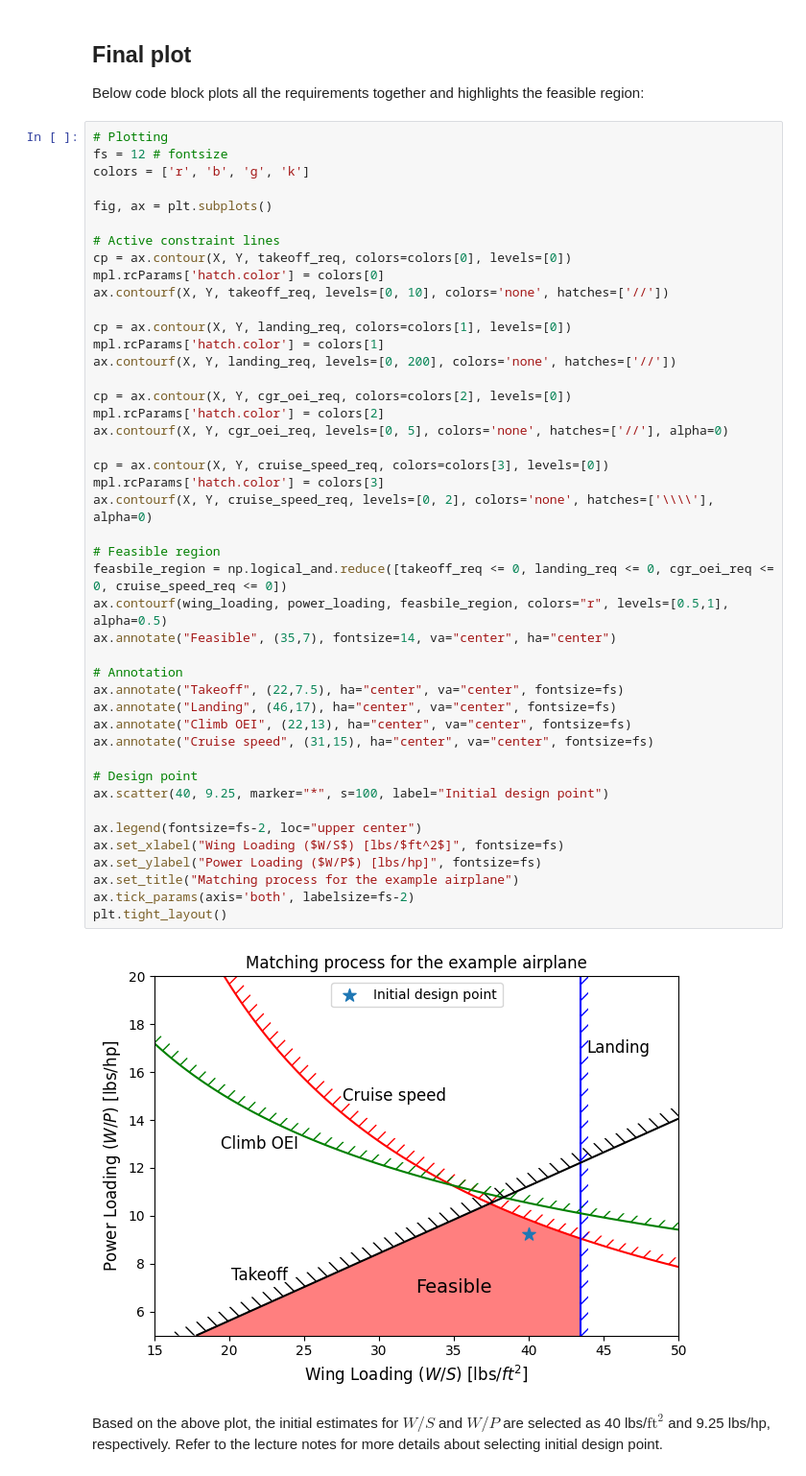
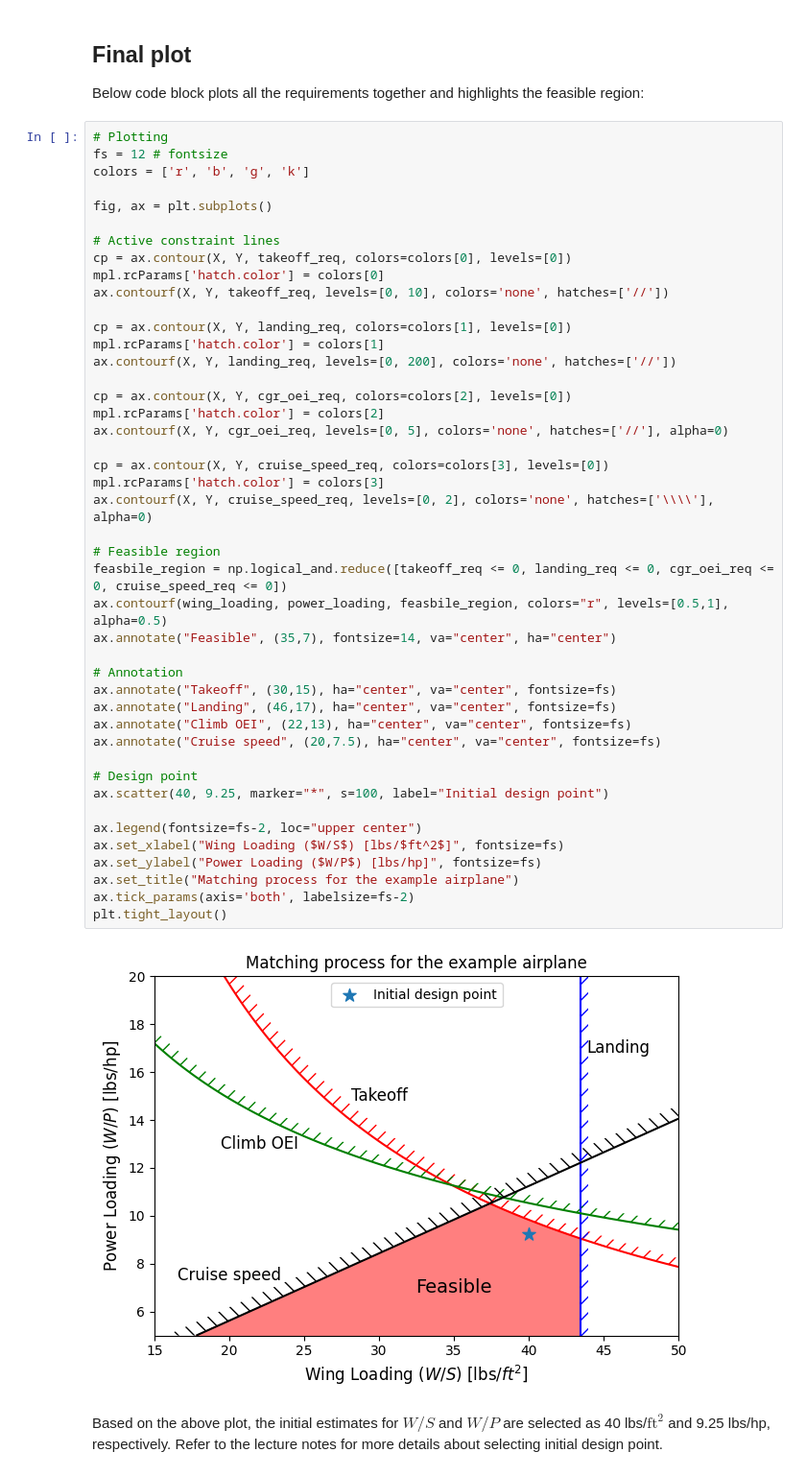
Before and after one commit to ComputationalDesignLab/aircraft-design, a Jupyter notebook: book/constraint_analysis/final.ipynb, the cells around one changed output. Shown: that part at 96% size. Saved outputs shown, nothing was run; the diff lists cells and outputs as text.

Commit message:
corrected the annotation error - takeoff and cruise were flipped

```diff
--- a/book/constraint_analysis/final.ipynb
+++ b/book/constraint_analysis/final.ipynb
@@ -99,35 +99,35 @@ cp = ax.contour(X, Y, landing_req, colors=colors[1], levels=[0])
 mpl.rcParams['hatch.color'] = colors[1]
 ax.contourf(X, Y, landing_req, levels=[0, 200], colors='none', hatches=['//'])
 
 cp = ax.contour(X, Y, cgr_oei_req, colors=colors[2], levels=[0])
 mpl.rcParams['hatch.color'] = colors[2]
 ax.contourf(X, Y, cgr_oei_req, levels=[0, 5], colors='none', hatches=['//'], alpha=0)
 
 cp = ax.contour(X, Y, cruise_speed_req, colors=colors[3], levels=[0])
 mpl.rcParams['hatch.color'] = colors[3]
 ax.contourf(X, Y, cruise_speed_req, levels=[0, 2], colors='none', hatches=['\\\\'], alpha=0)
 
 # Feasible region
 feasbile_region = np.logical_and.reduce([takeoff_req <= 0, landing_req <= 0, cgr_oei_req <= 0, cruise_speed_req <= 0])
 ax.contourf(wing_loading, power_loading, feasbile_region, colors="r", levels=[0.5,1], alpha=0.5)
 ax.annotate("Feasible", (35,7), fontsize=14, va="center", ha="center")
 
 # Annotation
-ax.annotate("Takeoff", (22,7.5), ha="center", va="center", fontsize=fs)
+ax.annotate("Takeoff", (30,15), ha="center", va="center", fontsize=fs)
 ax.annotate("Landing", (46,17), ha="center", va="center", fontsize=fs)
 ax.annotate("Climb OEI", (22,13), ha="center", va="center", fontsize=fs)
-ax.annotate("Cruise speed", (31,15), ha="center", va="center", fontsize=fs)
+ax.annotate("Cruise speed", (20,7.5), ha="center", va="center", fontsize=fs)
 
 # Design point
 ax.scatter(40, 9.25, marker="*", s=100, label="Initial design point")
 
 ax.legend(fontsize=fs-2, loc="upper center")
 ax.set_xlabel("Wing Loading ($W/S$) [lbs/$ft^2$]", fontsize=fs)
 ax.set_ylabel("Power Loading ($W/P$) [lbs/hp]", fontsize=fs)
 ax.set_title("Matching process for the example airplane")
 ax.tick_params(axis='both', labelsize=fs-2)
 plt.tight_layout()
 # %% [output]
-[figure, old version]
+[figure, new version]
 # %% [markdown]
 Based on the above plot, the initial estimates for $W/S$ and $W/P$ are selected as 40 lbs/$\text{ft}^2$ and 9.25 lbs/hp, respectively. Refer to the lecture notes for more details about selecting initial design point.
```
